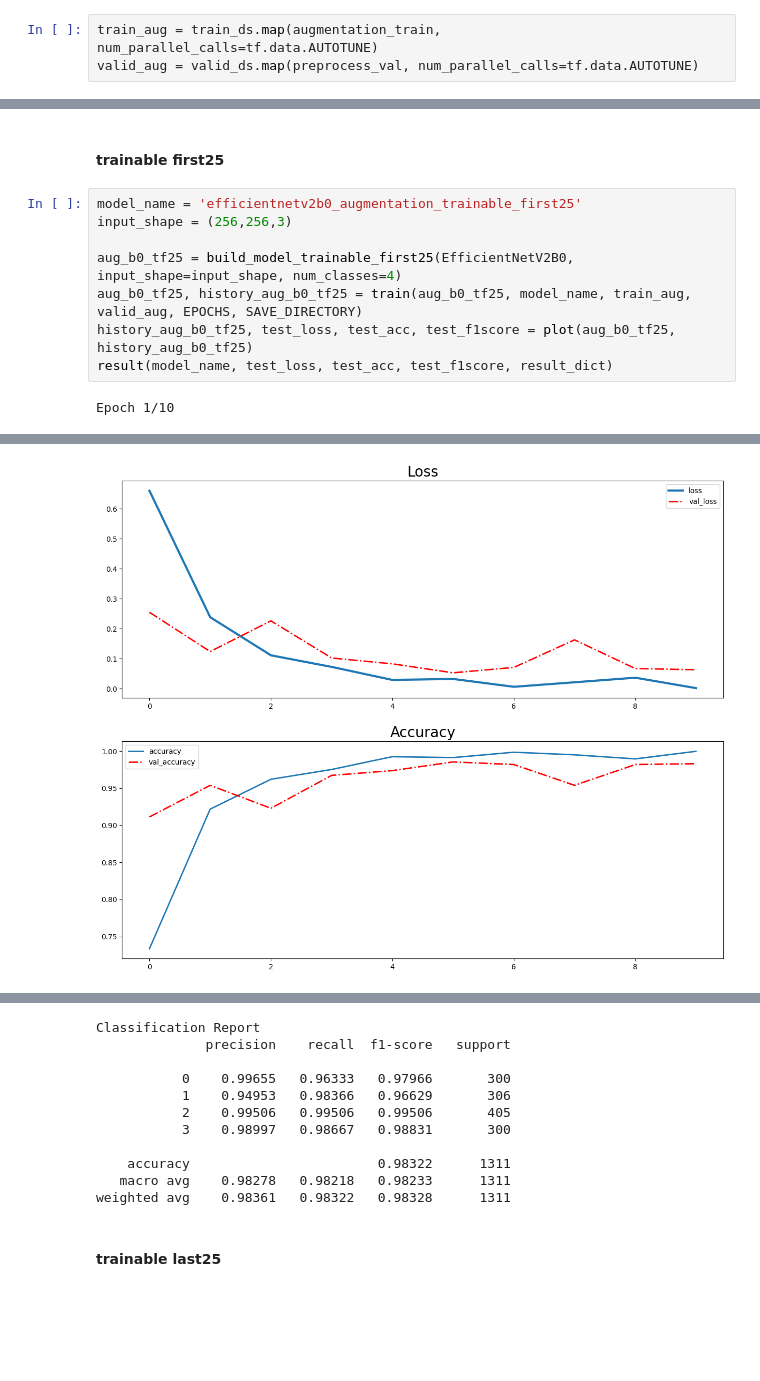
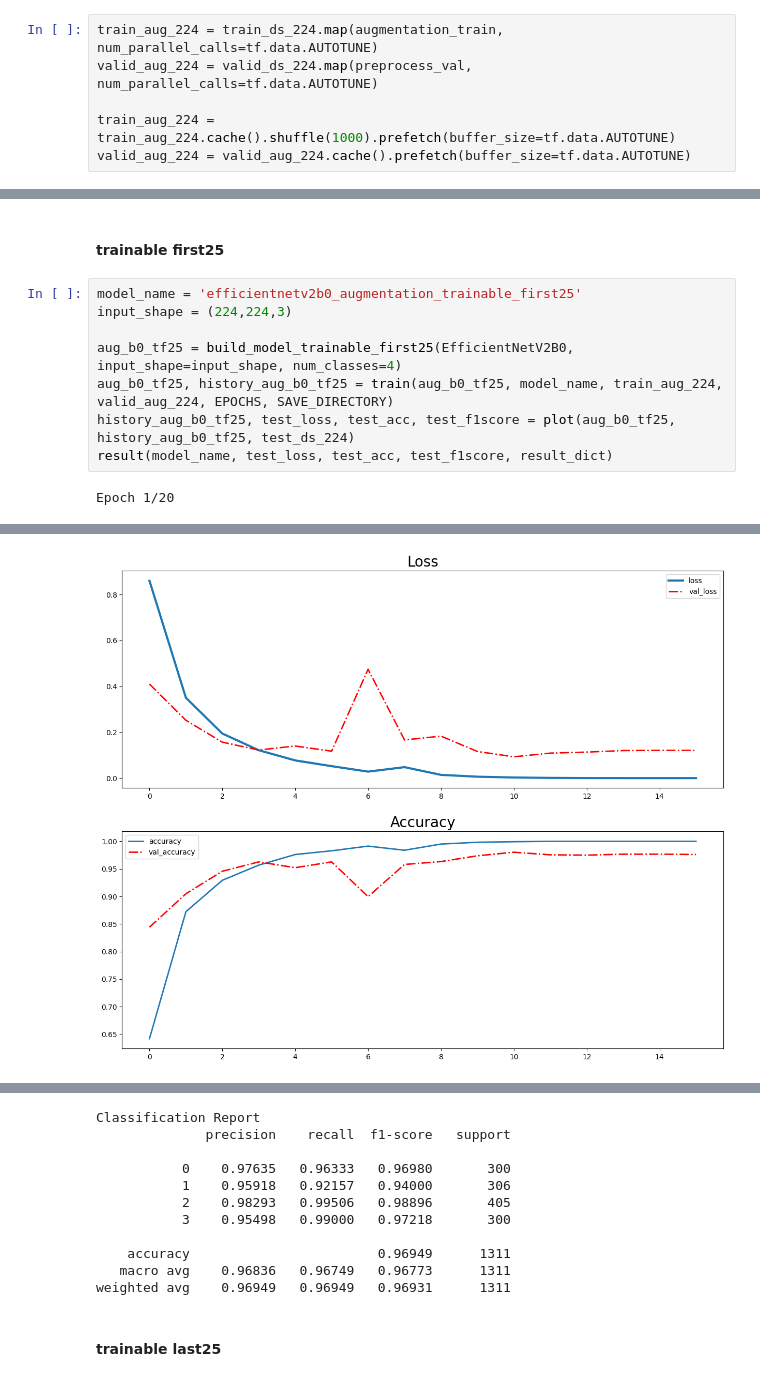
Before and after one commit to earfunnyy/Brain-Tumor-Classification, a Jupyter notebook: train.ipynb, the cells around one changed output, grey strips where cells are left out. Cells and saved outputs as stored; diff of their text form; blank space fills up the shorter version.

```diff
--- a/train.ipynb
+++ b/train.ipynb
@@ -827,6 +827,9 @@ def preprocess_val(image, label):
     image = preprocess_input(image)
     return image, label
 # %%
-train_aug = train_ds.map(augmentation_train, num_parallel_calls=tf.data.AUTOTUNE)
-valid_aug = valid_ds.map(preprocess_val, num_parallel_calls=tf.data.AUTOTUNE)
+train_aug_224 = train_ds_224.map(augmentation_train, num_parallel_calls=tf.data.AUTOTUNE)
+valid_aug_224 = valid_ds_224.map(preprocess_val, num_parallel_calls=tf.data.AUTOTUNE)
+
+train_aug_224 = train_aug_224.cache().shuffle(1000).prefetch(buffer_size=tf.data.AUTOTUNE)
+valid_aug_224 = valid_aug_224.cache().prefetch(buffer_size=tf.data.AUTOTUNE)
 # %%
@@ -838,11 +850,11 @@ valid_aug = valid_ds.cache().prefetch(buffer_size=tf.data.AUTOTUNE)
 #### trainable first25
 # %%
 model_name = 'efficientnetv2b0_augmentation_trainable_first25'
-input_shape = (256,256,3)
+input_shape = (224,224,3)
 
 aug_b0_tf25 = build_model_trainable_first25(EfficientNetV2B0, input_shape=input_shape, num_classes=4)
-aug_b0_tf25, history_aug_b0_tf25 = train(aug_b0_tf25, model_name, train_aug, valid_aug, EPOCHS, SAVE_DIRECTORY)
-history_aug_b0_tf25, test_loss, test_acc, test_f1score = plot(aug_b0_tf25, history_aug_b0_tf25)
+aug_b0_tf25, history_aug_b0_tf25 = train(aug_b0_tf25, model_name, train_aug_224, valid_aug_224, EPOCHS, SAVE_DIRECTORY)
+history_aug_b0_tf25, test_loss, test_acc, test_f1score = plot(aug_b0_tf25, history_aug_b0_tf25, test_ds_224)
 result(model_name, test_loss, test_acc, test_f1score, result_dict)
 # %% [output]
-Epoch 1/10
+Epoch 1/20
@@ -866,17 +884,17 @@ Epoch 7/10
 1/1 [==============================] - 1s 1s/step
-[figure, old version]
+[figure, new version]
 [figure]
 Classification Report
               precision    recall  f1-score   support
 
-           0    0.99655   0.96333   0.97966       300
-           1    0.94953   0.98366   0.96629       306
-           2    0.99506   0.99506   0.99506       405
-           3    0.98997   0.98667   0.98831       300
+           0    0.97635   0.96333   0.96980       300
+           1    0.95918   0.92157   0.94000       306
+           2    0.98293   0.99506   0.98896       405
+           3    0.95498   0.99000   0.97218       300
 
-    accuracy                        0.98322      1311
-   macro avg    0.98278   0.98218   0.98233      1311
-weighted avg    0.98361   0.98322   0.98328      1311
+    accuracy                        0.96949      1311
+   macro avg    0.96836   0.96749   0.96773      1311
+weighted avg    0.96949   0.96949   0.96931      1311
 # %% [markdown]
 #### trainable last25
 # %%
```
Also changed, not shown: parts of 19 cells of this notebook.
